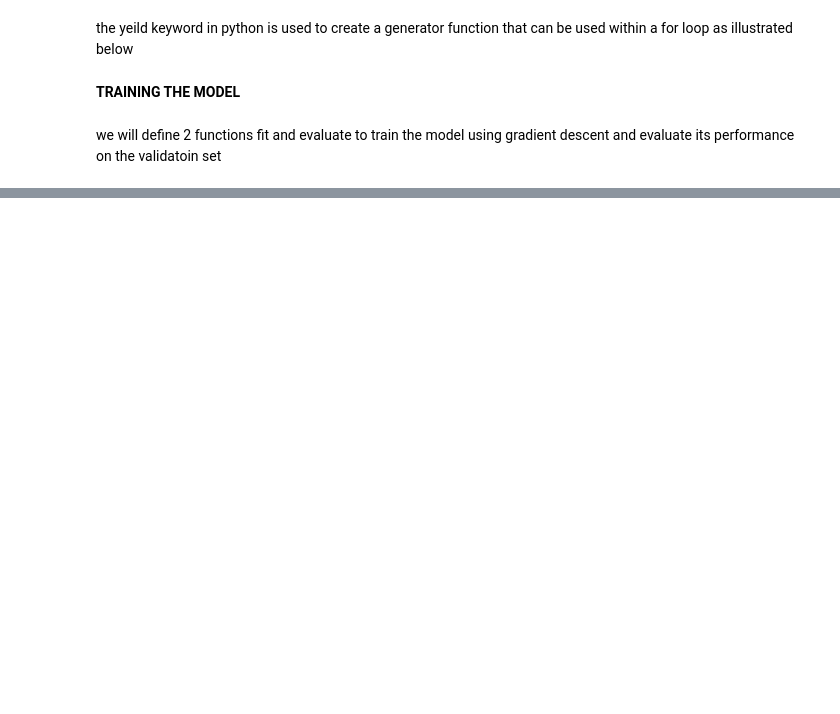
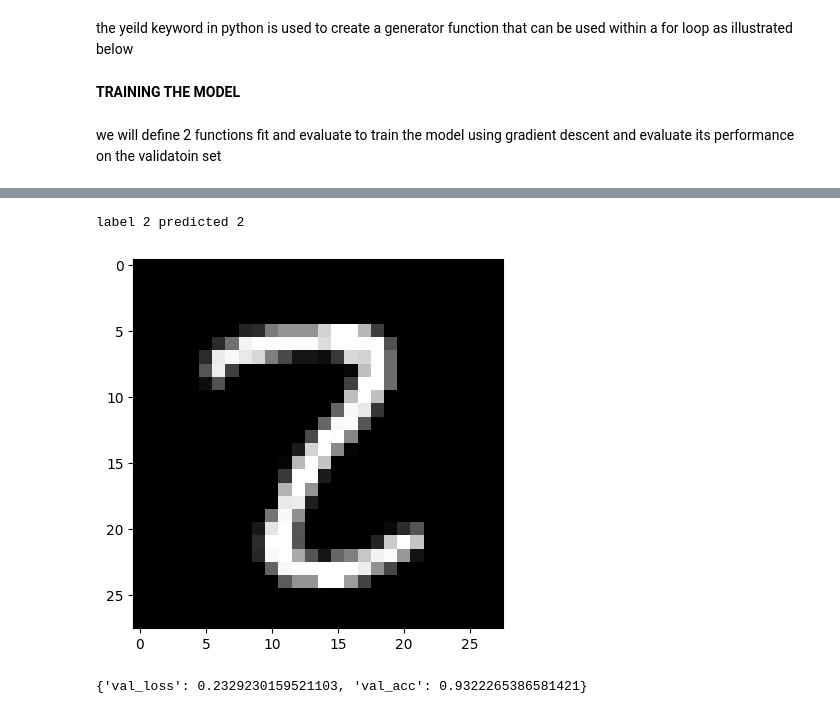
Before and after one commit to nitinshas3/PyTorch, a Jupyter notebook: mnist2.ipynb, the cells around one changed output, grey strips where cells are left out. Saved outputs shown, nothing was run; the diff lists cells and outputs as text; code cells hidden in the pictures; blank space fills up the shorter version.

```diff
--- a/mnist2.ipynb
+++ b/mnist2.ipynb
@@ -307,0 +389,13 @@ we will define 2 functions fit and evaluate to train the model using gradient de
+# %%
+img,label = test_dataset[1839]
+plt.imshow(img.permute(1,2,0),cmap='gray')
+print('label',label,'predicted',predict_image(img,model))
+# %% [output]
+label 2 predicted 2
+[figure, added]
+# %%
+test_loader = DeviceDataLoader(DataLoader(test_dataset,batch_size=256),device)
+result = evaluate(model,test_loader)
+result
+# %% [output]
+{'val_loss': 0.2329230159521103, 'val_acc': 0.9322265386581421}
```
Also changed, not shown: parts of 17 cells of this notebook.
